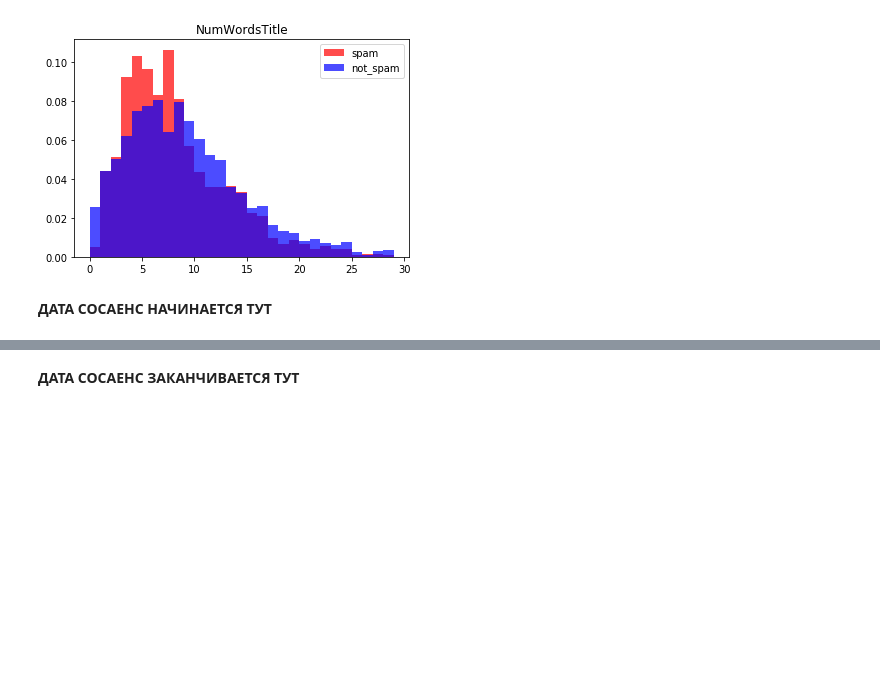
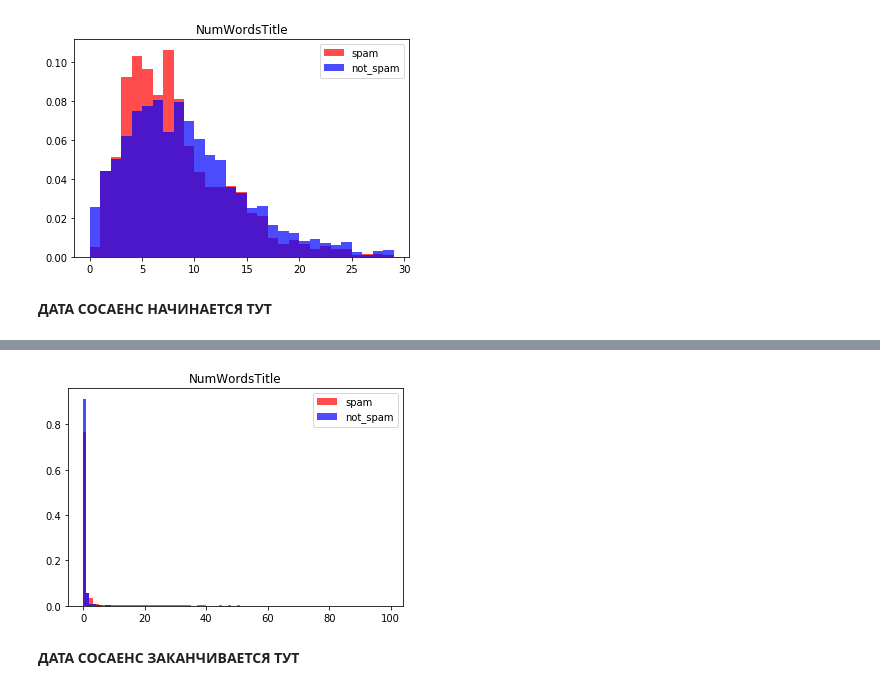
Before and after one commit to krabchuk/infosearch, a Jupyter notebook: antispam/AntispamStatsSeminar.ipynb, the cells around one changed output, grey strips where cells are left out. Saved outputs shown, nothing was run; the diff lists cells and outputs as text; code cells hidden in the pictures; blank space fills up the shorter version.

```diff
--- a/antispam/AntispamStatsSeminar.ipynb
+++ b/antispam/AntispamStatsSeminar.ipynb
@@ -410,5 +430,9 @@ plt.show()
 X = []
 for doc in train_docs:
     X.append(doc.features)
+# %%
+y = []
+for doc in train_docs:
+    y.append(doc.is_spam)
 # %% [markdown]
 ****ДАТА СОСАЕНС НАЧИНАЕТСЯ ТУТ****
@@ -430,0 +466,4 @@ SyntaxError: invalid syntax (<ipython-input-124-e0767739ecc9>, line 1)
+# %%
+for i in range(len(y)):
+    if y[i]:
+        print()
@@ -430,0 +525,18 @@ SyntaxError: invalid syntax (<ipython-input-124-e0767739ecc9>, line 1)
+# %%
+DocData = namedtuple('DocData', ['url_id', 'mark',
+                                 'url', 'html_data', 'html_words'])
+html_data_bs = []
+input_file_name = 'kaggle_train_data_tab.csv'
+with gzip.open(input_file_name, mode='rt') if input_file_name.endswith('gz') else open(input_file_name)  as input_file:
+    headers = input_file.readline()
+    for i, line in enumerate(input_file):
+        trace(i)
+        parts = line.strip().split('\t')
+        url_id = int(parts[0])
+        mark = bool(int(parts[1]))
+        url = parts[2]
+        pageInb64 = parts[3]
+        html_data = base64.b64decode(pageInb64).decode("utf-8", errors='ignore')
+        words = list(html2word(html_data))
+        html_data_bs.append(DocData(url_id, mark, url, html_data, words))
+    trace(i,1)
@@ -430,0 +553,11 @@ SyntaxError: invalid syntax (<ipython-input-124-e0767739ecc9>, line 1)
+# %%
+word = 'знакомство'
+spam_data_words_amount = []
+not_spam_data_words_amount = []
+for i, data in enumerate(html_data_bs):
+    trace(i)
+    if data[1]:
+        spam_data_words_amount.append(data[4].count(word))
+    else:
+        not_spam_data_words_amount.append(data[4].count(word))
+trace(i, 1)
@@ -431,3 +574,12 @@ SyntaxError: invalid syntax (<ipython-input-124-e0767739ecc9>, line 1)
+# %%
+bins = range(0, 100, 1)
+plt.hist(spam_data_words_amount, bins=bins, color='red', normed=True, alpha=0.7, label='spam')
+plt.hist(not_spam_data_words_amount, bins=bins, color='blue', normed=True, alpha=0.7, label='not_spam')
+plt.title('NumWordsTitle')
+plt.legend()
+plt.show()
+# %% [output]
+[figure, added]
 # %% [markdown]
 ****ДАТА СОСАЕНС ЗАКАНЧИВАЕТСЯ ТУТ****
 # %% [markdown]
```
Also changed, not shown: parts of 31 cells of this notebook, 1 other file.
